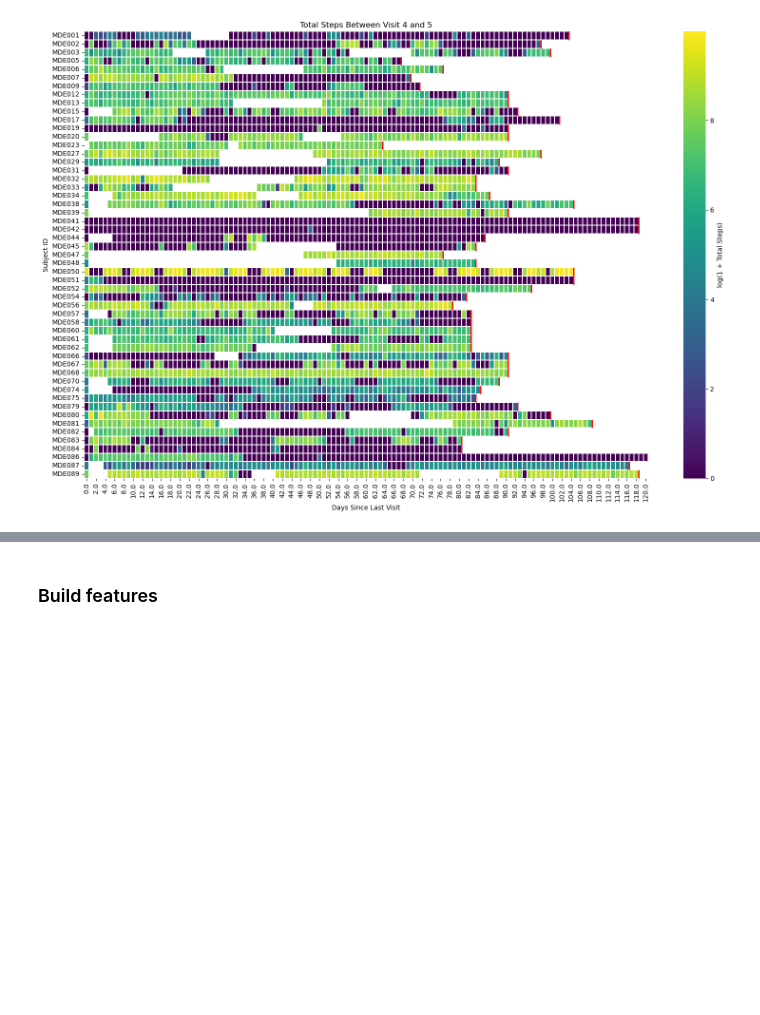
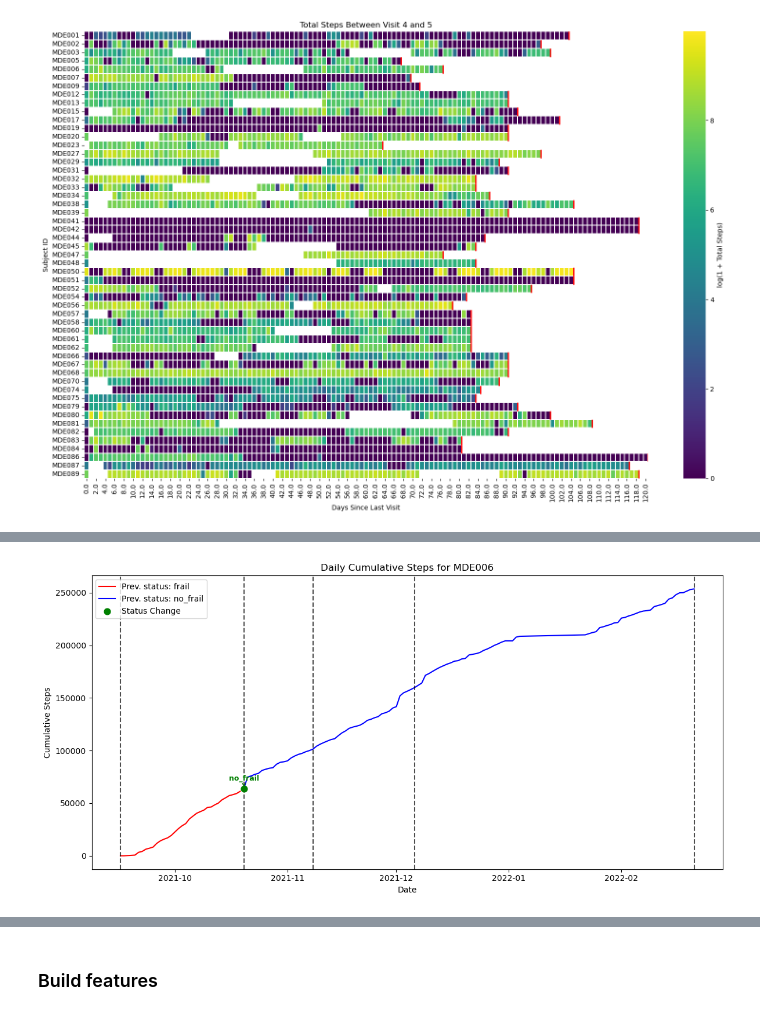
Before and after one commit to OHNLP/activity_tracker, a Jupyter notebook: notebooks/feature.ipynb, the cells around one changed output, grey strips where cells are left out. Cells and saved outputs as stored; diff of their text form; code cells hidden in the pictures; blank space fills up the shorter version.

```diff
--- a/notebooks/feature.ipynb
+++ b/notebooks/feature.ipynb
@@ -143,0 +153,80 @@ df_visit.query('subject_id == "MDE041"')
+# %%
+import matplotlib.pyplot as plt
+
+subject_id = "MDE006"
+subj_daily = df_measurement[df_measurement["subject_id"] == subject_id].sort_values("date").copy()
+subj_daily["cumulative_steps"] = subj_daily["total_steps"].cumsum()
+
+# Get visit info for the subject
+visits = df_visit[df_visit["subject_id"] == subject_id].sort_values("date")
+visit_dates = visits["date"].tolist()
+
+# Assign previous frailty status to each day
+subj_daily["prev_frail"] = None
+for i, row in subj_daily.iterrows():
+    prev_visits = visits[visits["date"] <= row["date"]]
+    if not prev_visits.empty:
+        subj_daily.at[i, "prev_frail"] = prev_visits.iloc[-1]["ffp_status"]
+    else:
+        subj_daily.at[i, "prev_frail"] = None
+
+# Plot
+fig, ax = plt.subplots(figsize=(12, 6))
+last_status = None
+segment_dates = []
+segment_steps = []
+
+for idx, row in subj_daily.iterrows():
+    status = row["prev_frail"]
+    if last_status is None:
+        segment_dates = [row["date"]]
+        segment_steps = [row["cumulative_steps"]]
+        last_status = status
+    elif status == last_status:
+        segment_dates.append(row["date"])
+        segment_steps.append(row["cumulative_steps"])
+    else:
+        color = "red" if last_status == "frail" else "blue"
+        ax.plot(segment_dates, segment_steps, color=color, label=f"Prev. status: {last_status}" if last_status is not None else None)
+        segment_dates = [row["date"]]
+        segment_steps = [row["cumulative_steps"]]
+        last_status = status
+
+if segment_dates:
+    color = "red" if last_status == "frail" else "blue"
+    ax.plot(segment_dates, segment_steps, color=color, label=f"Prev. status: {last_status}")
+
+# Add vertical lines for visit dates
+for vdate in visit_dates:
+    ax.axvline(vdate, color="black", linestyle="--", alpha=0.7)
+
+# Highlight transitions
+transitions = subj_daily[subj_daily["prev_frail"] != subj_daily["prev_frail"].shift(1)].copy()
+
+if transitions.index[0] == subj_daily.index[0]:
+    transitions = transitions.iloc[1:]
+
+for _, row in transitions.iterrows():
+    ax.scatter(row["date"], row["cumulative_steps"], color="green", s=60, zorder=5, label="Status Change" if "Status Change" not in ax.get_legend_handles_labels()[1] else "")
+    ax.annotate(
+        f'{row["prev_frail"]}',
+        (row["date"], row["cumulative_steps"]),
+        textcoords="offset points",
+        xytext=(0, 10),
+        ha='center',
+        fontsize=9,
+        color="green",
+        fontweight="bold",
+        arrowprops=dict(arrowstyle="->", color="green", lw=1)
+    )
+
+ax.set_title(f"Daily Cumulative Steps for {subject_id}")
+ax.set_xlabel("Date")
+ax.set_ylabel("Cumulative Steps")
+handles, labels = ax.get_legend_handles_labels()
+by_label = dict(zip(labels, handles))
+ax.legend(by_label.values(), by_label.keys())
+plt.tight_layout()
+plt.show()
+# %% [output]
+[figure, added]
```
Also changed, not shown: parts of 6 cells of this notebook.
